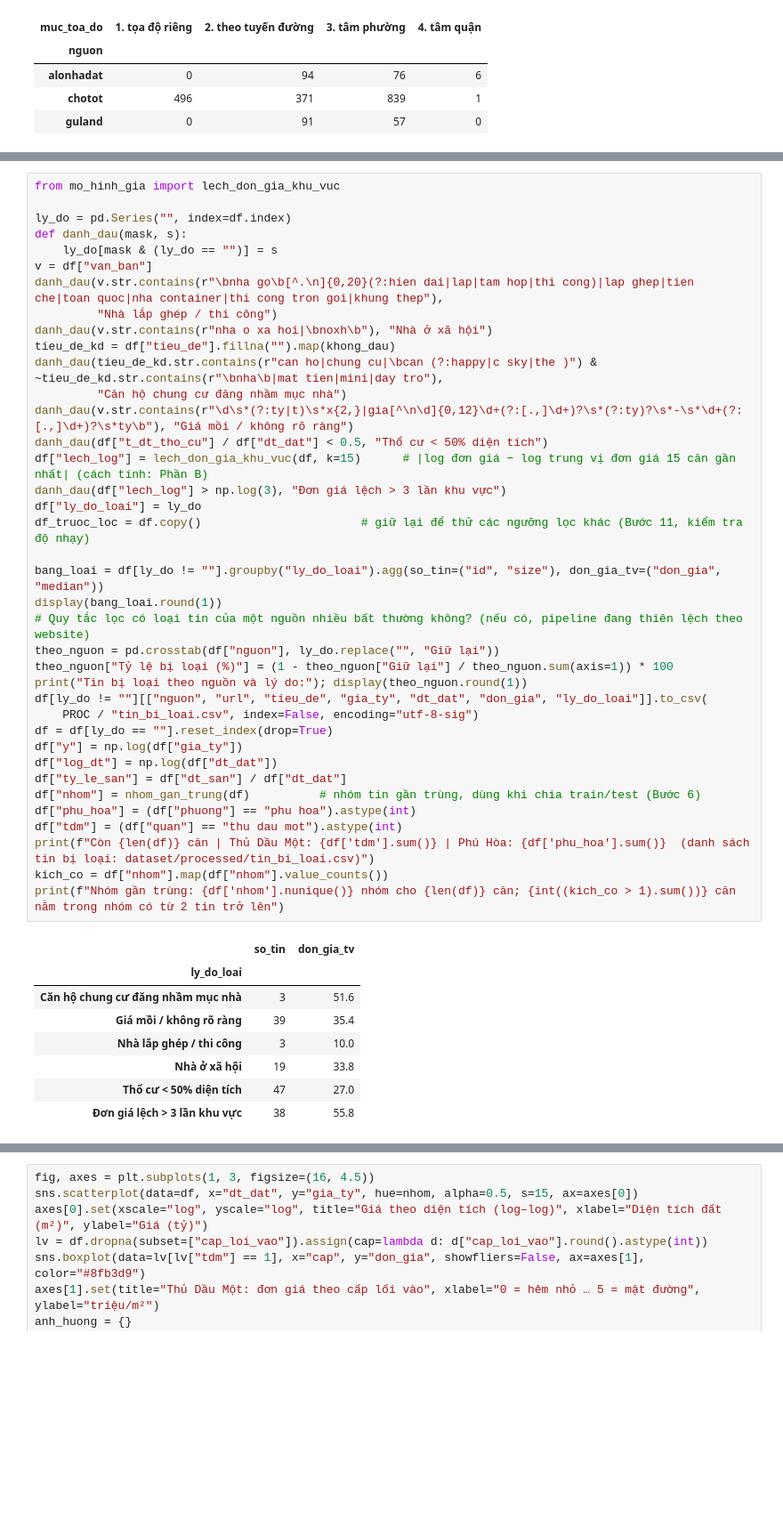
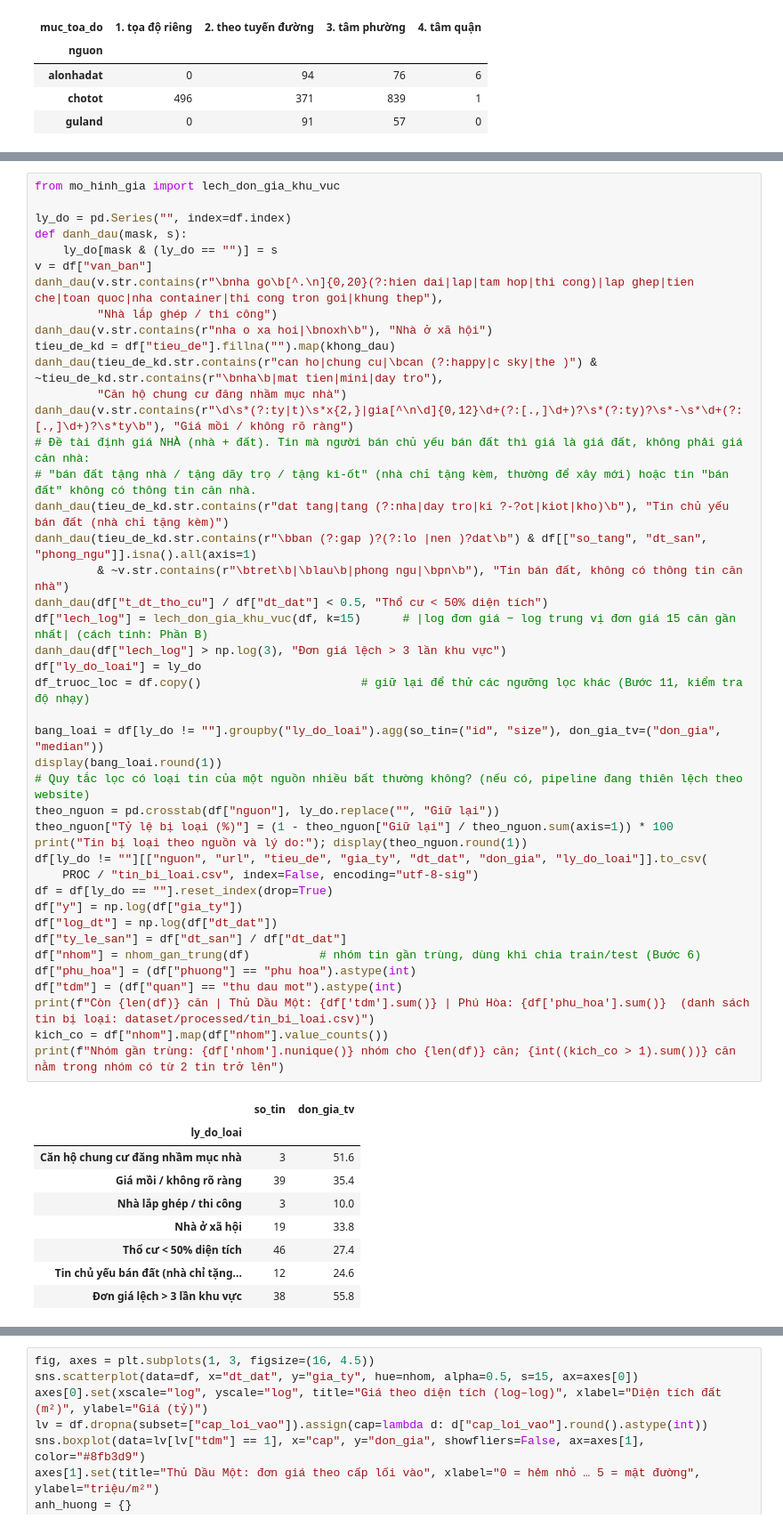
Before and after one commit to 2324801030095-cloud/Project_Du-doan-gia-nha, a Jupyter notebook: notebooks/2324801030095.ipynb, the cells around one changed output, grey strips where cells are left out. Shown at 89% size. Drawn from its saved outputs; the diff is of its cells as text; blank space fills up the shorter version.

```diff
--- a/notebooks/2324801030095.ipynb
+++ b/notebooks/2324801030095.ipynb
@@ -396,38 +397,44 @@ tieu_de_kd = df["tieu_de"].fillna("").map(khong_dau)
 danh_dau(tieu_de_kd.str.contains(r"can ho|chung cu|\bcan (?:happy|c sky|the )") & ~tieu_de_kd.str.contains(r"\bnha\b|mat tien|mini|day tro"),
          "Căn hộ chung cư đăng nhầm mục nhà")
 danh_dau(v.str.contains(r"\d\s*(?:ty|t)\s*x{2,}|gia[^\n\d]{0,12}\d+(?:[.,]\d+)?\s*(?:ty)?\s*-\s*\d+(?:[.,]\d+)?\s*ty\b"), "Giá mồi / không rõ ràng")
+# Đề tài định giá NHÀ (nhà + đất). Tin mà người bán chủ yếu bán đất thì giá là giá đất, không phải giá căn nhà:
+# "bán đất tặng nhà / tặng dãy trọ / tặng ki-ốt" (nhà chỉ tặng kèm, thường để xây mới) hoặc tin "bán đất" không có thông tin căn nhà.
+danh_dau(tieu_de_kd.str.contains(r"dat tang|tang (?:nha|day tro|ki ?-?ot|kiot|kho)\b"), "Tin chủ yếu bán đất (nhà chỉ tặng kèm)")
+danh_dau(tieu_de_kd.str.contains(r"\bban (?:gap )?(?:lo |nen )?dat\b") & df[["so_tang", "dt_san", "phong_ngu"]].isna().all(axis=1)
+         & ~v.str.contains(r"\btret\b|\blau\b|phong ngu|\bpn\b"), "Tin bán đất, không có thông tin căn nhà")
 danh_dau(df["t_dt_tho_cu"] / df["dt_dat"] < 0.5, "Thổ cư < 50% diện tích")
 df["lech_log"] = lech_don_gia_khu_vuc(df, k=15)      # |log đơn giá − log trung vị đơn giá 15 căn gần nhất| (cách tính: Phần B)
 danh_dau(df["lech_log"] > np.log(3), "Đơn giá lệch > 3 lần khu vực")
 df["ly_do_loai"] = ly_do
 df_truoc_loc = df.copy()                       # giữ lại để thử các ngưỡng lọc khác (Bước 11, kiểm tra độ nhạy)
 
 bang_loai = df[ly_do != ""].groupby("ly_do_loai").agg(so_tin=("id", "size"), don_gia_tv=("don_gia", "median"))
 display(bang_loai.round(1))
 # Quy tắc lọc có loại tin của một nguồn nhiều bất thường không? (nếu có, pipeline đang thiên lệch theo website)
 theo_nguon = pd.crosstab(df["nguon"], ly_do.replace("", "Giữ lại"))
 theo_nguon["Tỷ lệ bị loại (%)"] = (1 - theo_nguon["Giữ lại"] / theo_nguon.sum(axis=1)) * 100
 print("Tin bị loại theo nguồn và lý do:"); display(theo_nguon.round(1))
 df[ly_do != ""][["nguon", "url", "tieu_de", "gia_ty", "dt_dat", "don_gia", "ly_do_loai"]].to_csv(
     PROC / "tin_bi_loai.csv", index=False, encoding="utf-8-sig")
 df = df[ly_do == ""].reset_index(drop=True)
 df["y"] = np.log(df["gia_ty"])
 df["log_dt"] = np.log(df["dt_dat"])
 df["ty_le_san"] = df["dt_san"] / df["dt_dat"]
 df["nhom"] = nhom_gan_trung(df)          # nhóm tin gần trùng, dùng khi chia train/test (Bước 6)
 df["phu_hoa"] = (df["phuong"] == "phu hoa").astype(int)
 df["tdm"] = (df["quan"] == "thu dau mot").astype(int)
 print(f"Còn {len(df)} căn | Thủ Dầu Một: {df['tdm'].sum()} | Phú Hòa: {df['phu_hoa'].sum()}  (danh sách tin bị loại: dataset/processed/tin_bi_loai.csv)")
 kich_co = df["nhom"].map(df["nhom"].value_counts())
 print(f"Nhóm gần trùng: {df['nhom'].nunique()} nhóm cho {len(df)} căn; {int((kich_co > 1).sum())} căn nằm trong nhóm có từ 2 tin trở lên")
 # %% [output]
 |  | so_tin | don_gia_tv |
 | ly_do_loai |  |  |
 | Căn hộ chung cư đăng nhầm mục nhà | 3 | 51.6 |
 | Giá mồi / không rõ ràng | 39 | 35.4 |
 | Nhà lắp ghép / thi công | 3 | 10.0 |
 | Nhà ở xã hội | 19 | 33.8 |
-| Thổ cư < 50% diện tích | 47 | 27.0 |
+| Thổ cư < 50% diện tích | 46 | 27.4 |
+| Tin chủ yếu bán đất (nhà chỉ tặng... | 12 | 24.6 |
 | Đơn giá lệch > 3 lần khu vực | 38 | 55.8 |
 Tin bị loại theo nguồn và lý do:
 | col_0 | Căn hộ chung cư đăng nhầm mục nhà | Giá mồi / không rõ ràng | Giữ lại | Nhà lắp ghép / thi công | Nhà ở xã hội | ... |
```
Also changed, not shown: parts of 46 cells of this notebook, 45 other files.
